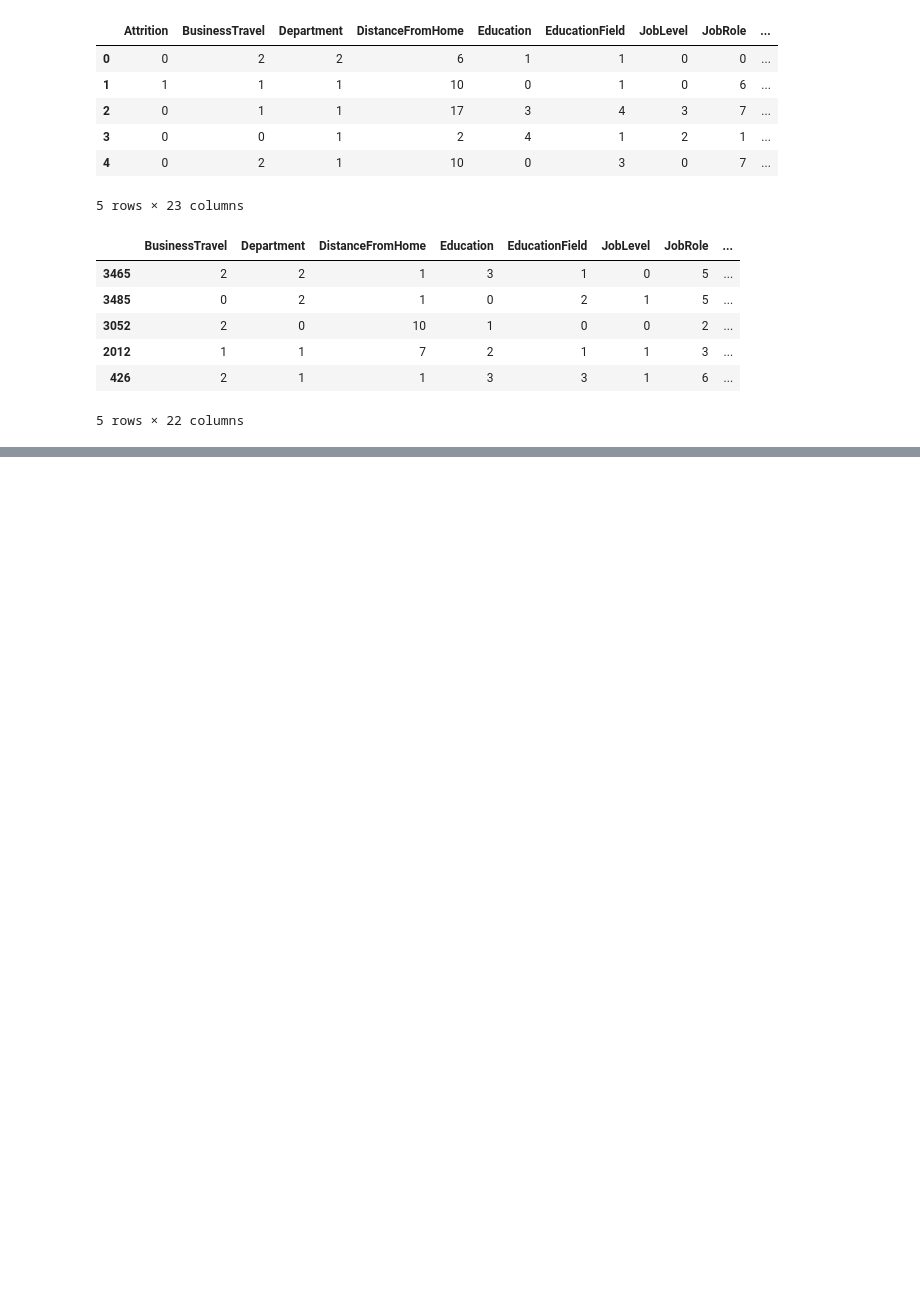
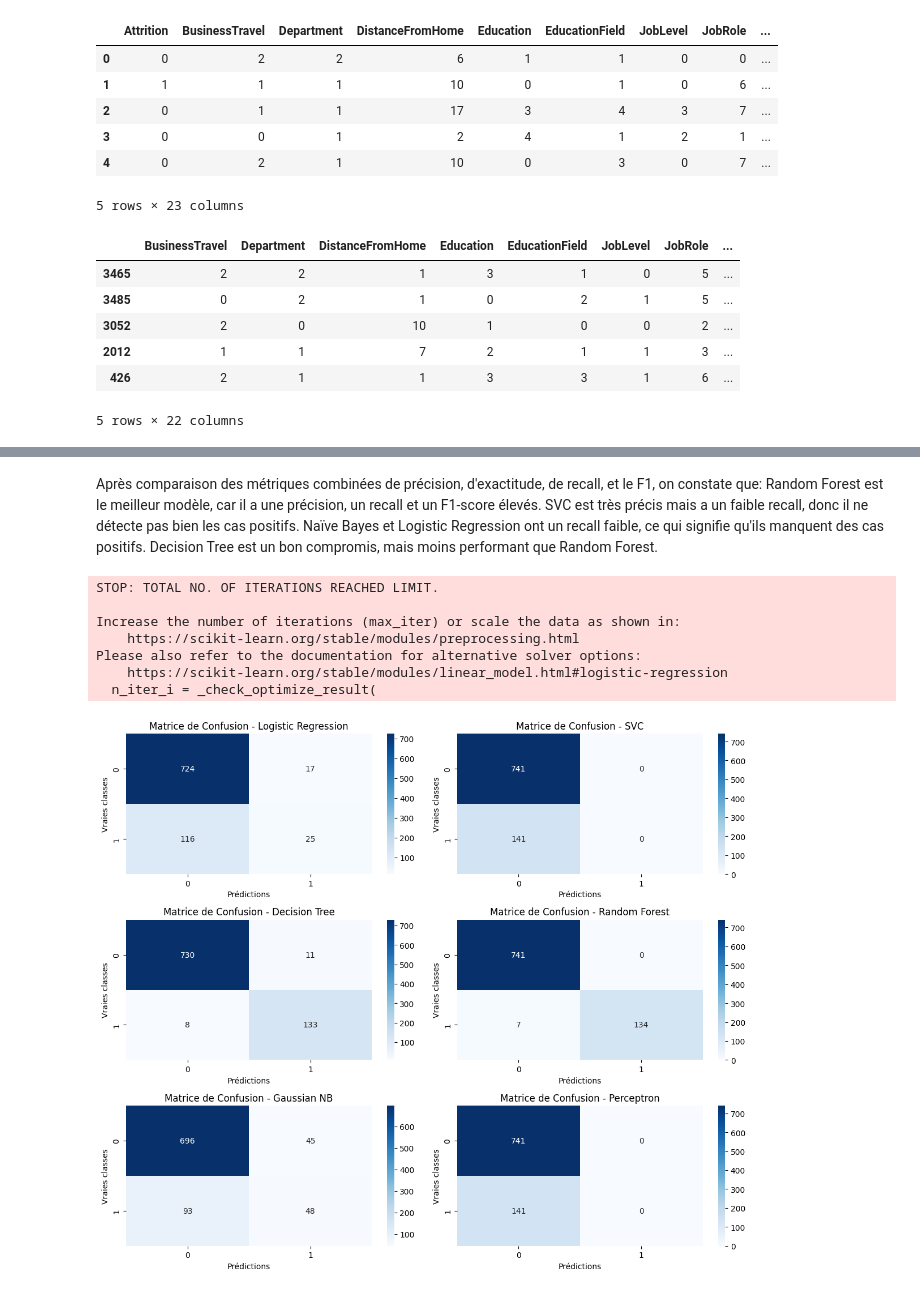
Before and after one commit to D33el/HumanForYou-CESI-A4, a Jupyter notebook: visualisation_des_données.ipynb, the cells around one changed output, grey strips where cells are left out. Saved outputs shown, nothing was run; the diff lists cells and outputs as text; code cells hidden in the pictures; blank space fills up the shorter version.

```diff
--- a/visualisation_des_données.ipynb
+++ b/visualisation_des_données.ipynb
@@ -878,0 +949,61 @@ Some models don't support probability predictions
+# %% [markdown]
+Après comparaison des métriques combinées de précision, d'exactitude, de recall, et le F1, on constate que:
+Random Forest est le meilleur modèle, car il a une précision, un recall et un F1-score élevés.
+SVC est très précis mais a un faible recall, donc il ne détecte pas bien les cas positifs.
+Naïve Bayes et Logistic Regression ont un recall faible, ce qui signifie qu'ils manquent des cas positifs.
+Decision Tree est un bon compromis, mais moins performant que Random Forest.
+# %%
+import numpy as np
+import seaborn as sns
+import matplotlib.pyplot as plt
+from sklearn.model_selection import train_test_split
+from sklearn.metrics import confusion_matrix
+from sklearn.linear_model import LogisticRegression, Perceptron
+from sklearn.svm import SVC
+from sklearn.tree import DecisionTreeClassifier
+from sklearn.ensemble import RandomForestClassifier
+from sklearn.naive_bayes import GaussianNB
+
+# Chargement des données (exemple avec X et y)
+X_train, X_test, y_train, y_test = train_test_split(X, y, test_size=0.2, random_state=42)
+
+# Liste des modèles à tester
+models = {
+    "Logistic Regression": LogisticRegression(),
+    "SVC": SVC(),
+    "Decision Tree": DecisionTreeClassifier(),
+    "Random Forest": RandomForestClassifier(),
+    "Gaussian NB": GaussianNB(),
+    "Perceptron": Perceptron()
+}
+
+# Création des matrices de confusion
+plt.figure(figsize=(12, 10))
+for i, (name, model) in enumerate(models.items(), 1):
+    # Entraînement du modèle
+    model.fit(X_train, y_train)
+
+    # Prédictions sur les données test
+    y_pred = model.predict(X_test)
+
+    # Calcul de la matrice de confusion
+    cm = confusion_matrix(y_test, y_pred)
+
+    # Affichage
+    plt.subplot(3, 2, i)
+    sns.heatmap(cm, annot=True, fmt="d", cmap="Blues", xticklabels=np.unique(y), yticklabels=np.unique(y))
+    plt.title(f"Matrice de Confusion - {name}")
+    plt.xlabel("Prédictions")
+    plt.ylabel("Vraies classes")
+
+plt.tight_layout()
+plt.show()
+# %% [output]
+STOP: TOTAL NO. OF ITERATIONS REACHED LIMIT.
+
+Increase the number of iterations (max_iter) or scale the data as shown in:
+    https://scikit-learn.org/stable/modules/preprocessing.html
+Please also refer to the documentation for alternative solver options:
+    https://scikit-learn.org/stable/modules/linear_model.html#logistic-regression
+  n_iter_i = _check_optimize_result(
+[figure, added]
```
Also changed, not shown: parts of 17 cells of this notebook.
